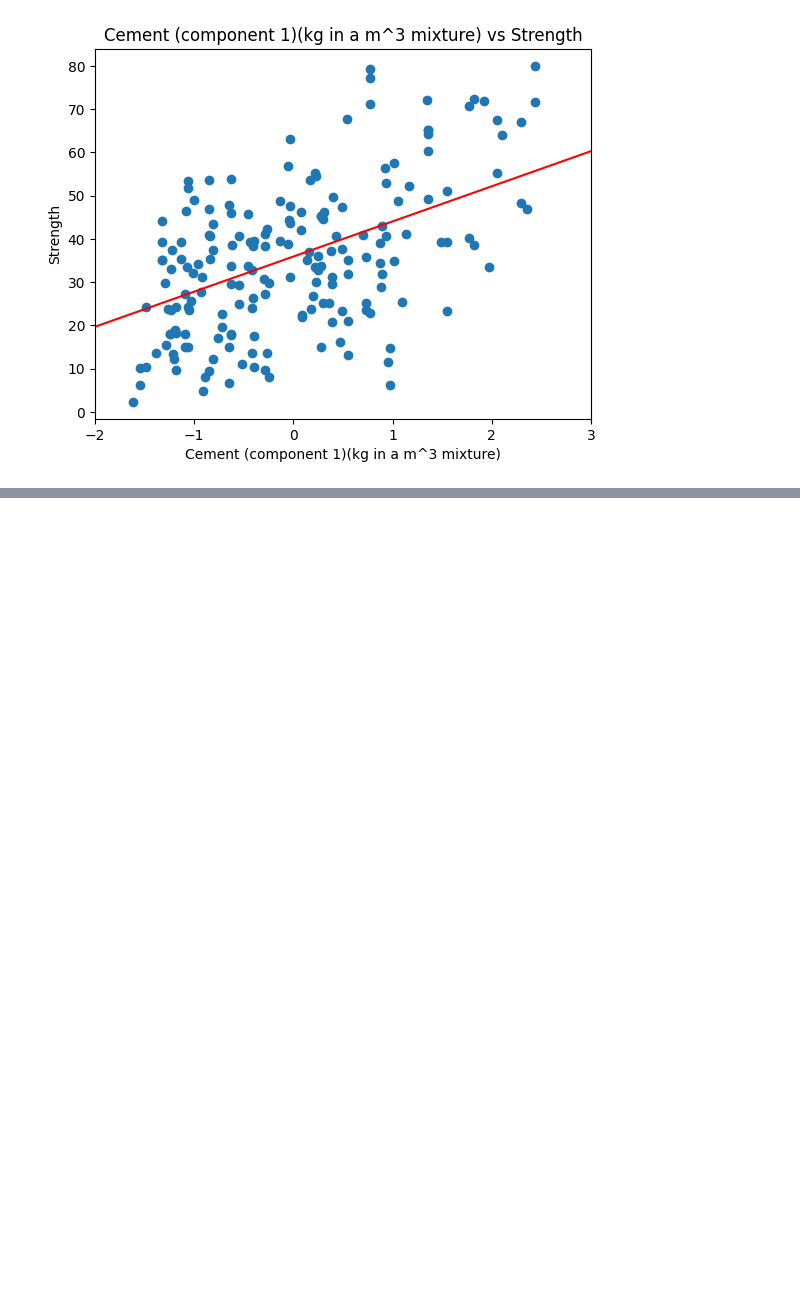
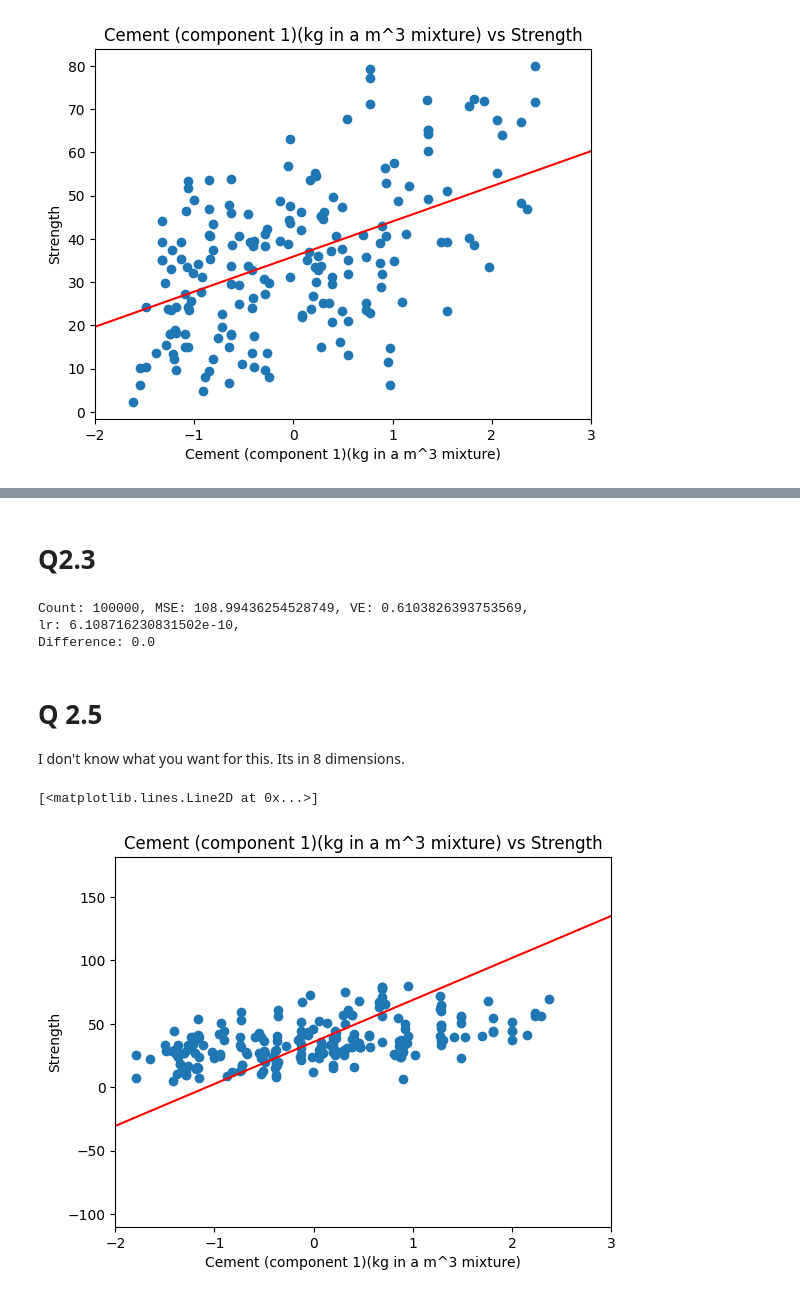
Before and after one commit to j-a-valentine/514-Assignment1, a Jupyter notebook: partb/partb.ipynb, the cells around one changed output, grey strips where cells are left out. Saved outputs shown, nothing was run; the diff lists cells and outputs as text; code cells hidden in the pictures; blank space fills up the shorter version.

```diff
--- a/partb/partb.ipynb
+++ b/partb/partb.ipynb
@@ -51,9 +51,9 @@ def fit(X,Y,alpha=1e-5,max_iter=1e5,m=np.array([0]),b=0,epsilon=1e-10,momentum =
             else:
                 alpha = alpha * 1.01
         m =  m - alpha * gradient(n,X,Y,y_pred)
-        b = b - alpha * gradient(n,1,Y,y_pred)
+        b = b - alpha * gradient(n,np.ones(n),Y,y_pred)
         if count % 1000 == 0:
-            print_cool(f"Count: {count}, MSE: {error}, VE: {VE}, \nm: {round(m,3)}, b: {round(b,3)},\nlr: {alpha},\nDifference: {abs(error-old_error)}")
+            print_cool(f"Count: {count}, MSE: {error}, VE: {VE},\nlr: {alpha},\nDifference: {abs(error-old_error)}")
             clear_output(wait=True)
 
 
@@ -132,0 +143,24 @@ fit(x,y,m)
+# %%
+m=np.ones(3)
+result = ""
+b = 1.0
+n = 5
+x = np.array([
+    [3,4,4],
+    [4,2,1],
+    [10,2,5],
+    [3,4,5],
+    [11,1,1],
+    ])
+y= np.array([[
+    3,
+    2,
+    8,
+    4,
+    5,
+    ]])
+y_pred = forward(x,m,b)
+m = m - .1*gradient(n,x,y,y_pred)
+b = b - .1*gradient(n,np.ones(n),y,y_pred)
+# %% [markdown]
+# Q2.3
@@ -132,0 +204,27 @@ fit(x,y,m)
+# %%
+Y_train = df["Strength"].to_numpy()
+X_train = df.drop("Strength",inplace= False,axis =1).to_numpy()
+# %%
+error,ve,m,b = fit(X=X_train,Y=Y_train,m=np.ones(X_train.shape[1]),b=1,max_iter=1e5,momentum=True)
+# %% [output]
+Count: 100000, MSE: 108.99436254528749, VE: 0.6103826393753569,
+lr: 6.108716230831502e-10,
+Difference: 0.0
+# %% [markdown]
+# Q 2.5
+I don't know what you want for this.  Its in 8 dimensions.
+# %%
+Y_test = test["Strength"].to_numpy()
+X_test = test.drop("Strength",inplace= False,axis =1).to_numpy()
+
+plt.scatter(X_test[:,0],Y_test)
+p1=(-4,4)
+p2=(np.sum(-4*m) + b,np.sum(4*m)+ b)
+plt.xlabel(title)
+plt.ylabel("Strength")
+plt.title(f"{title} vs Strength")
+plt.xlim((-2,3))
+plt.plot(p1,p2, color = "red")
+# %% [output]
+[<matplotlib.lines.Line2D at 0x...>]
+[figure, added]
```
Also changed, not shown: parts of 6 cells of this notebook.
